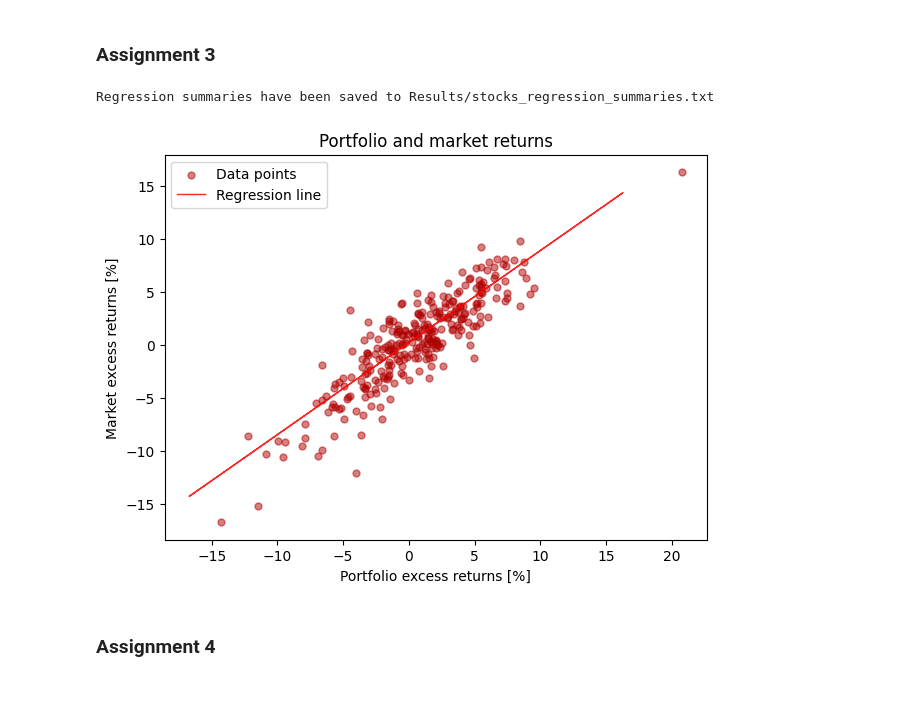
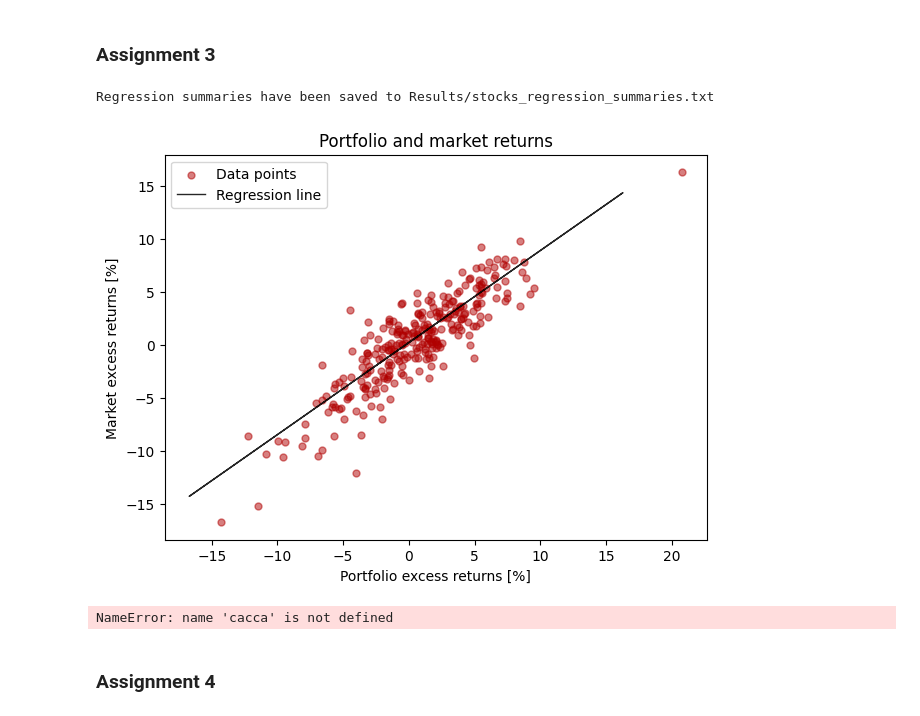
Before and after one commit to GiovanniGiorgioButEverybodyCallMeCot/CAPM-Regression, a Jupyter notebook: CAPM.ipynb, the cells around one changed output. Saved outputs shown, nothing was run; the diff lists cells and outputs as text; code cells hidden in the pictures.

```diff
--- a/CAPM.ipynb
+++ b/CAPM.ipynb
@@ -169,35 +169,39 @@ eEquities.columns = equity_columns
 avg_return        = weights[1:] * eEquities
 # Sum across columns to get the portfolio return for each row
 ePortfolio        = avg_return.sum(axis=1)
 
 # Perform regression
 regression_model  = sm.OLS(ePortfolio, eMKT_with_const).fit()
 
 #-----------------------------------------------------------------------------------------------------------------------------------#
 # Produce a scatterplot
 
 plt.figure(figsize=(7, 5))
 plt.scatter(ePortfolio, eMKT, alpha=0.5, color='#b00000', s=25, label='Data points')
-plt.plot(eMKT, regression_model.fittedvalues, color='red', linewidth=1, alpha=0.85, label="Regression line")
+plt.plot(eMKT, regression_model.fittedvalues, color='0', linewidth=1, alpha=0.85, label="Regression line")
 plt.legend()
 plt.xlabel("Portfolio excess returns [%]")
 plt.ylabel("Market excess returns [%]")
 plt.title("Portfolio and market returns")
 plt.savefig('Results/portfolio_regression.png', dpi=300)
 plt.show()
 
 #-----------------------------------------------------------------------------------------------------------------------------------#
 # Save summary in external file
 
 output_file = 'Results/portfolio_regression_summary.txt'
 
 with open(output_file, "w") as f:
     f.write(f"Summary for Porfolio:\n")
     # Convert the summary to a string format
     f.write(model.summary().as_text())
 # %% [output]
 Regression summaries have been saved to Results/stocks_regression_summaries.txt
-[figure, old version]
+[figure, new version]
+# %%
+cacca
+# %% [output]
+NameError: name 'cacca' is not defined
 # %% [markdown]
 ### Assignment 4
 # %%
```
Also changed, not shown: parts of 3 cells of this notebook, 20 other files.
